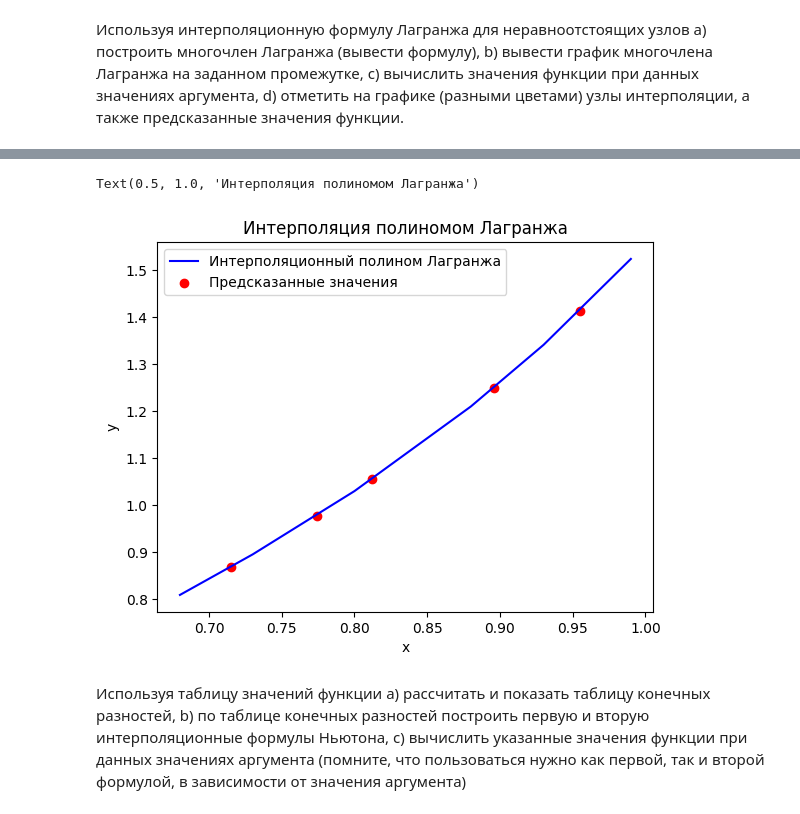
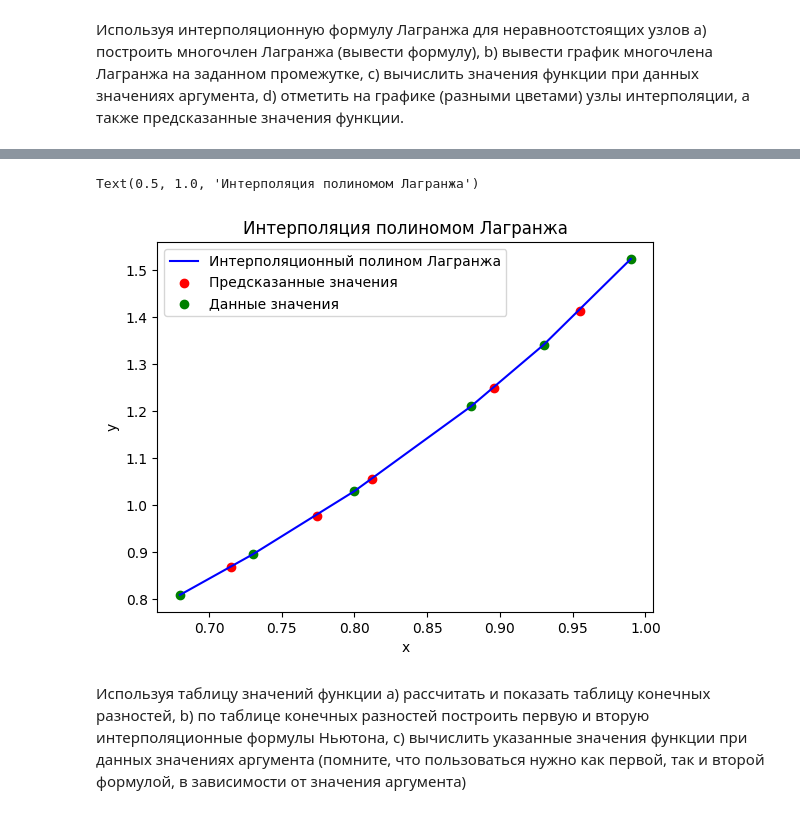
Before and after one commit to Mishachuu/matan, a Jupyter notebook: lab3.ipynb, the cells around one changed output, grey strips where cells are left out. Cells and saved outputs as stored; diff of their text form; code cells hidden in the pictures.

Commit message:
add figure

```diff
--- a/lab3.ipynb
+++ b/lab3.ipynb
@@ -21,17 +21,18 @@ $\displaystyle 6.67775348592113 x^{5} - 22.9328474015056 x^{4} + 33.485687677923
 # %%
 X=[0.68, 0.73, 0.80, 0.88, 0.93, 0.99]
 Y = [0.80866, 0.89492, 1.02964, 1.20966, 1.34087, 1.52368]
 X_ = [0.896, 0.812, 0.774, 0.955, 0.715]
 Y_ = [l.subs(x, i).evalf() for i in X_]
 plt.plot(X, Y, label='Интерполяционный полином Лагранжа', color='blue')
 plt.scatter(X_, Y_, label='Предсказанные значения', color='red')
+plt.scatter(X,Y,label='Данные значения', color='green')
 plt.xlabel('x')
 plt.ylabel('y')
 plt.legend()
 plt.title('Интерполяция полиномом Лагранжа')
 # %% [output]
 Text(0.5, 1.0, 'Интерполяция полиномом Лагранжа')
-[figure, old version]
+[figure, new version]
 # %% [markdown]
 Используя таблицу значений функции a) рассчитать и
 показать таблицу конечных разностей, b) по таблице конечных
```
Also changed, not shown: parts of 1 cell of this notebook.
